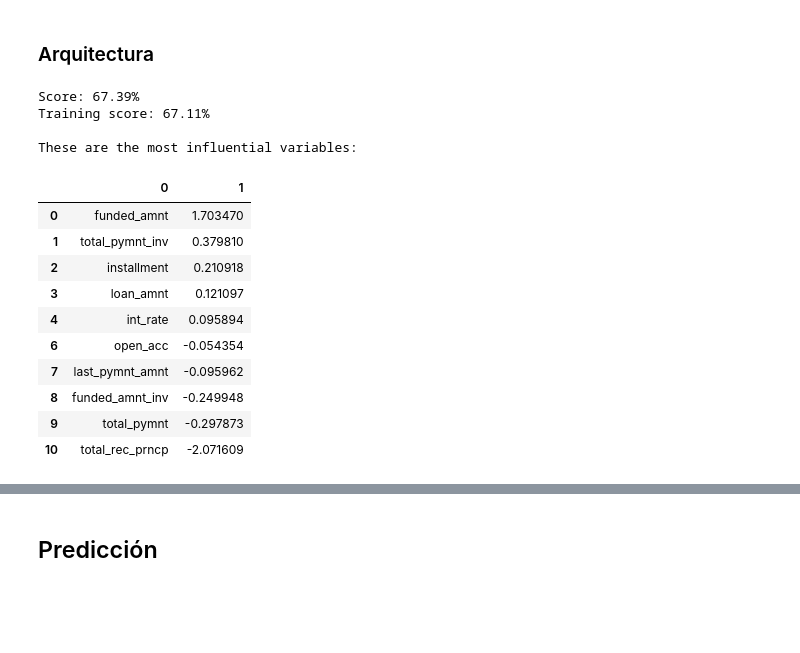
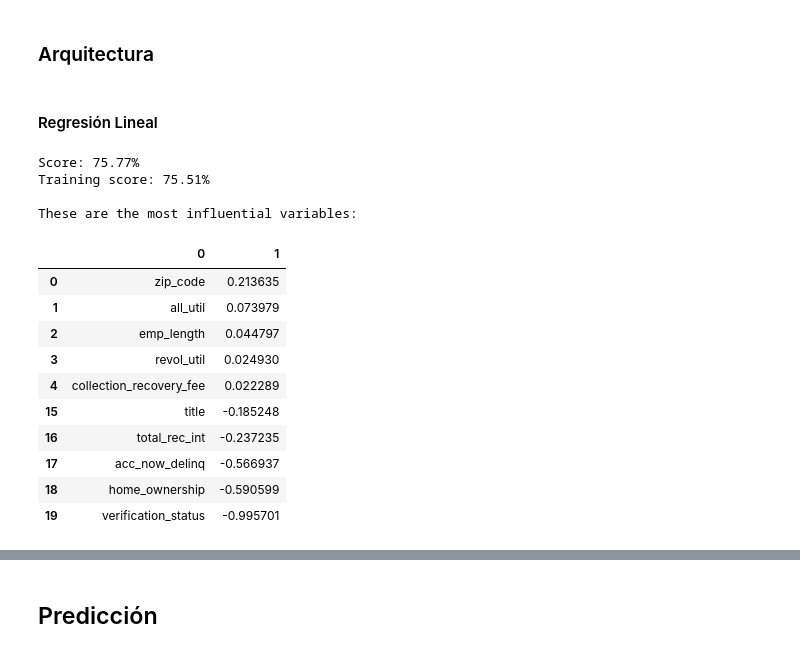
Before and after one commit to Afroefras/playground, a Jupyter notebook: notebooks/DiegoF_examen_0101.ipynb, the cells around one changed output, grey strips where cells are left out. Cells and saved outputs as stored; diff of their text form; code cells hidden in the pictures; blank space fills up the shorter version.

```diff
--- a/notebooks/DiegoF_examen_0101.ipynb
+++ b/notebooks/DiegoF_examen_0101.ipynb
@@ -1874,45 +1956,55 @@ df[vars_date+vars_bin+vars_cat+vars_num].sample()
 # %% [markdown]
 ### Pre-procesamiento
-# %%
-from sklearn.preprocessing import MinMaxScaler
-from sklearn.model_selection import train_test_split
-
-X = df.iloc[:,:-1].copy()
-y = df.iloc[:,-1].values
-
-X_train, X_test, y_train, y_test = train_test_split(X,y,
-                                                    train_size=0.77,
-                                                    random_state=22)
-mm_x = MinMaxScaler()
+# %%
+# Encoder para categóricas
+from category_encoders.cat_boost import CatBoostEncoder
+encod = CatBoostEncoder()
+
+# Escala para numéricas
+from sklearn.preprocessing import MinMaxScaler
+mm_x = MinMaxScaler()
+
+# Se aplicará transformación para cada tipo de columnas
+from sklearn.compose import ColumnTransformer
+prep = ColumnTransformer(transformers=[('Cat_encod', encod, tot_objs['vars_cat']),
+                                       ('Scale', mm_x, tot_objs['vars_bin']+tot_objs['vars_num'])])
+
+# Label Encoder para target
+from sklearn.preprocessing import LabelEncoder
+le = LabelEncoder()
+y_train = le.fit_transform(y_train)
 # %% [markdown]
 ### Arquitectura
+# %% [markdown]
+#### Regresión Lineal
 # %%
 from sklearn.pipeline import Pipeline
+from sklearn.decomposition import PCA
 from sklearn.linear_model import LinearRegression
 
-linear_reg = LinearRegression()
+model_reg = Pipeline(steps=[('prep', prep),
+                            ('dim_red', PCA(0.999)),
+                            ('model', LinearRegression())])
 
-model_reg = Pipeline(steps=[('scaler', mm_x),
-                            ('model', linear_reg)])
+print(f"Score: {'{:.2%}'.format(model_reg.fit(X_train,y_train).score(X_test, le.transform(y_test)))}")
+print(f"Training score: {'{:.2%}'.format(model_reg.score(X_train,y_train))}")
 
-print(f"Score: {'{:.2%}'.format(model_reg.fit(X_train,y_train).score(X_test,y_test))}")
-print(f"Training score: {'{:.2%}'.format(model_reg.score(X_train,y_train))}")
 print("\nThese are the most influential variables:")
-coef = pd.DataFrame(zip(X.columns,model_reg[1].coef_)).sort_values(1,0,0).reset_index(drop=True)
+coef = pd.DataFrame(zip(X.columns,model_reg[2].coef_)).sort_values(1,0,0).reset_index(drop=True)
 coef.head().append(coef.tail())
 # %% [output]
-Score: 67.39%
-Training score: 67.11%
+Score: 75.77%
+Training score: 75.51%
 
 These are the most influential variables:
 |  | 0 | 1 |
-| 0 | funded_amnt | 1.703470 |
-| 1 | total_pymnt_inv | 0.379810 |
-| 2 | installment | 0.210918 |
-| 3 | loan_amnt | 0.121097 |
-| 4 | int_rate | 0.095894 |
-| 6 | open_acc | -0.054354 |
-| 7 | last_pymnt_amnt | -0.095962 |
-| 8 | funded_amnt_inv | -0.249948 |
-| 9 | total_pymnt | -0.297873 |
-| 10 | total_rec_prncp | -2.071609 |
+| 0 | zip_code | 0.213635 |
+| 1 | all_util | 0.073979 |
+| 2 | emp_length | 0.044797 |
+| 3 | revol_util | 0.024930 |
+| 4 | collection_recovery_fee | 0.022289 |
+| 15 | title | -0.185248 |
+| 16 | total_rec_int | -0.237235 |
+| 17 | acc_now_delinq | -0.566937 |
+| 18 | home_ownership | -0.590599 |
+| 19 | verification_status | -0.995701 |
```
Also changed, not shown: parts of 35 cells of this notebook, 1 other file.
